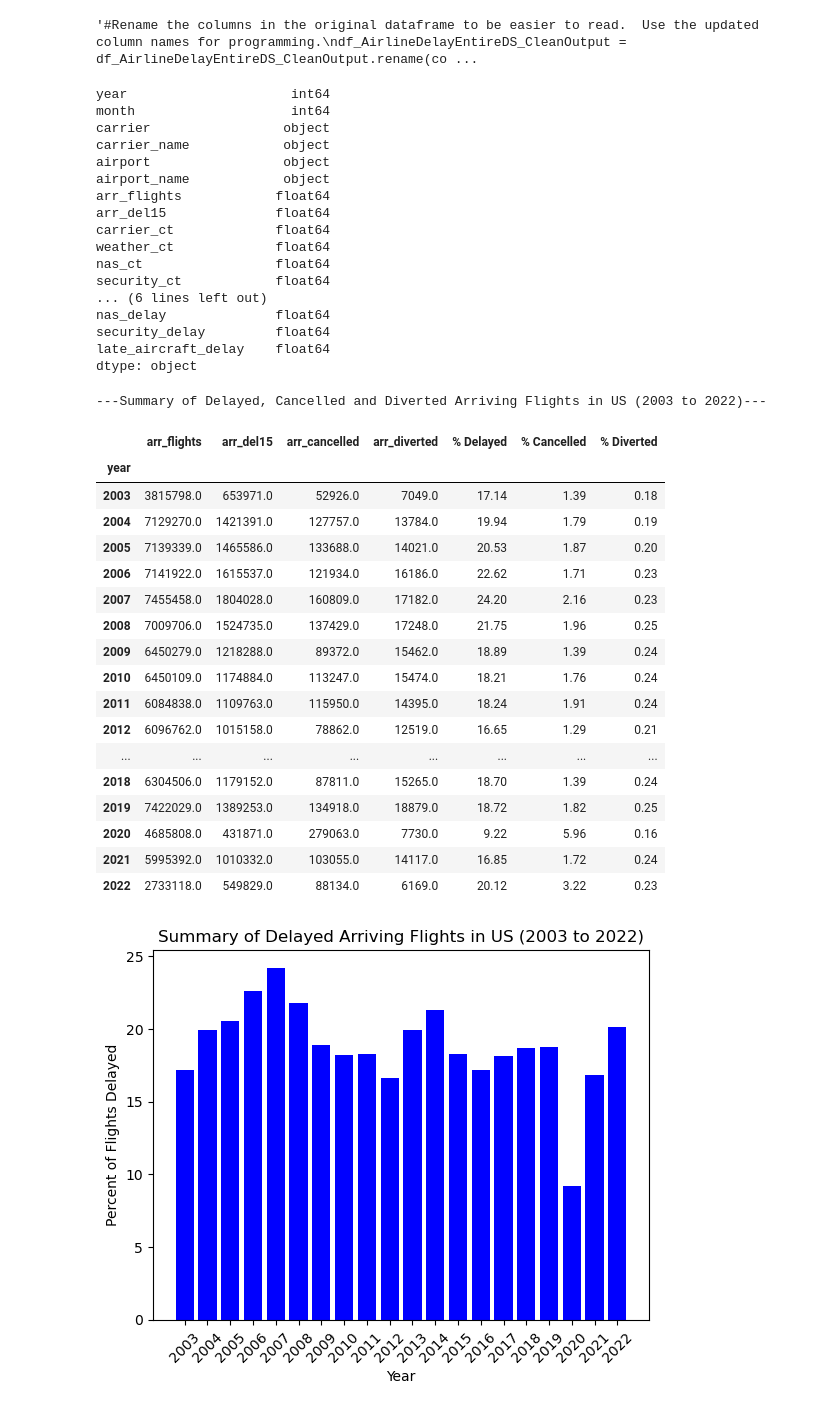
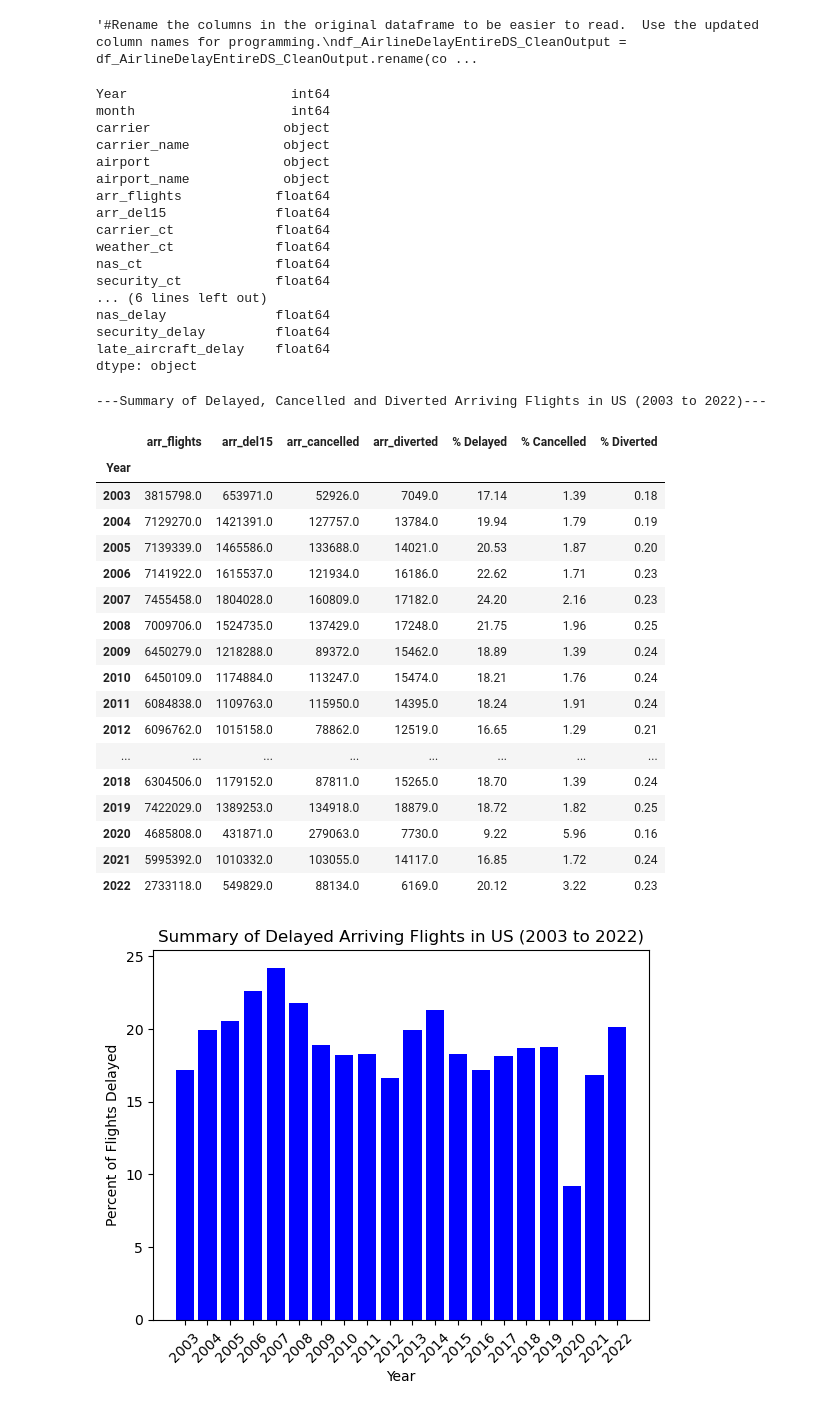
Before and after one commit to Tawn-Scotton/Team_3_Project_1, a Jupyter notebook: ProjectAirlineDelay.ipynb, the cells around one changed output. Drawn from its saved outputs; the diff is of its cells as text; code cells hidden in the pictures.

```diff
--- a/ProjectAirlineDelay.ipynb
+++ b/ProjectAirlineDelay.ipynb
@@ -28,8 +28,9 @@ df_AirlineDelayCleanDS
 #Place Data into CSV file
 df_AirlineDelayCleanDS.to_csv(AirlineDelayEntireDS_CleanOutput)
 # %%
+df_AirlineDelayCleanDS = df_AirlineDelayCleanDS.rename(columns={"year": "Year"})
+
 """#Rename the columns in the original dataframe to be easier to read.  Use the updated column names for programming.
-df_AirlineDelayEntireDS_CleanOutput = df_AirlineDelayEntireDS_CleanOutput.rename(columns={"year": "Year"})
 df_AirlineDelayEntireDS_CleanOutput = df_AirlineDelayEntireDS_CleanOutput.rename(columns={"month": "Month"})
 df_AirlineDelayEntireDS_CleanOutput = df_AirlineDelayEntireDS_CleanOutput.rename(columns={"carrier": "Airline"})
 df_AirlineDelayEntireDS_CleanOutput = df_AirlineDelayEntireDS_CleanOutput.rename(columns={"carrier_name": "Airline_Name"})
@@ -60,7 +61,7 @@ df_AirlineDelayEntireDS_CleanOutput = df_AirlineDelayEntireDS_CleanOutput.rename
 #Checking DataTypes that exists in data set
 print(df_AirlineDelayCleanDS.dtypes)
 # %% [output]
-year                     int64
+Year                     int64
 month                    int64
 carrier                 object
 carrier_name            object
@@ -82,37 +83,37 @@ dtype: object
 # arr_flights            float64
 # arr_del15              float64
 # arr_cancelled          float64
 # arr_diverted           float64
 # arr_del15 / arr_flights show as %
 # arr_cancelled / arr_flights show as %
 # arr_diverted / arr_flights show as %
 
-#Refined entire dataset to "year","arr_flights","arr_del15","arr_cancelled","arr_diverted"
-df2_AirlineDelayCleanDS_Status = df_AirlineDelayCleanDS[["year","arr_flights","arr_del15","arr_cancelled","arr_diverted"]]
+#Refined entire dataset to "Year","arr_flights","arr_del15","arr_cancelled","arr_diverted"
+df2_AirlineDelayCleanDS_Status = df_AirlineDelayCleanDS[["Year","arr_flights","arr_del15","arr_cancelled","arr_diverted"]]
 
 #Aggregated Data by Year
-df2_AirlineDelayCleanDS_Status_Rollup = df2_AirlineDelayCleanDS_Status.groupby(["year"]).sum()
+df2_AirlineDelayCleanDS_Status_Rollup = df2_AirlineDelayCleanDS_Status.groupby(["Year"]).sum()
 #Calculate % amounts
 df2_AirlineDelay_ArrDel15 = (df2_AirlineDelayCleanDS_Status_Rollup['arr_del15'] / df2_AirlineDelayCleanDS_Status_Rollup['arr_flights'])*100
 df2_AirlineDelay_ArrCancel = (df2_AirlineDelayCleanDS_Status_Rollup['arr_cancelled'] / df2_AirlineDelayCleanDS_Status_Rollup['arr_flights'])*100
 df2_AirlineDelay_diverted = (df2_AirlineDelayCleanDS_Status_Rollup['arr_diverted'] / df2_AirlineDelayCleanDS_Status_Rollup['arr_flights'])*100
 
 ####
 
 df2_AirlineDelayCleanDS_Status_Rollup["% Delayed"] = round(df2_AirlineDelay_ArrDel15,2)
 df2_AirlineDelayCleanDS_Status_Rollup["% Cancelled"] = round(df2_AirlineDelay_ArrCancel,2)
 df2_AirlineDelayCleanDS_Status_Rollup["% Diverted"] = round(df2_AirlineDelay_diverted,2)
 
 print(f"---Summary of Delayed, Cancelled and Diverted Arriving Flights in US (2003 to 2022)---")
 df2_AirlineDelayCleanDS_Status_Rollup
 # df_AirlineDelayNASConvertToHrs= df_AirlineDelayTotalMins5CarrMaxYr['nas_delay']/60
 # df_AirlineDelayTotalMins5CarrMaxYr["arr_delay_hrs"] = df_AirlineDelayArrConvertToH
 
 #Table 1
 # %% [output]
 ---Summary of Delayed, Cancelled and Diverted Arriving Flights in US (2003 to 2022)---
 |  | arr_flights | arr_del15 | arr_cancelled | arr_diverted | % Delayed | % Cancelled | % Diverted |
-| year |  |  |  |  |  |  |  |
+| Year |  |  |  |  |  |  |  |
 | 2003 | 3815798.0 | 653971.0 | 52926.0 | 7049.0 | 17.14 | 1.39 | 0.18 |
 | 2004 | 7129270.0 | 1421391.0 | 127757.0 | 13784.0 | 19.94 | 1.79 | 0.19 |
 | 2005 | 7139339.0 | 1465586.0 | 133688.0 | 14021.0 | 20.53 | 1.87 | 0.20 |
```
Also changed, not shown: parts of 24 cells of this notebook.
